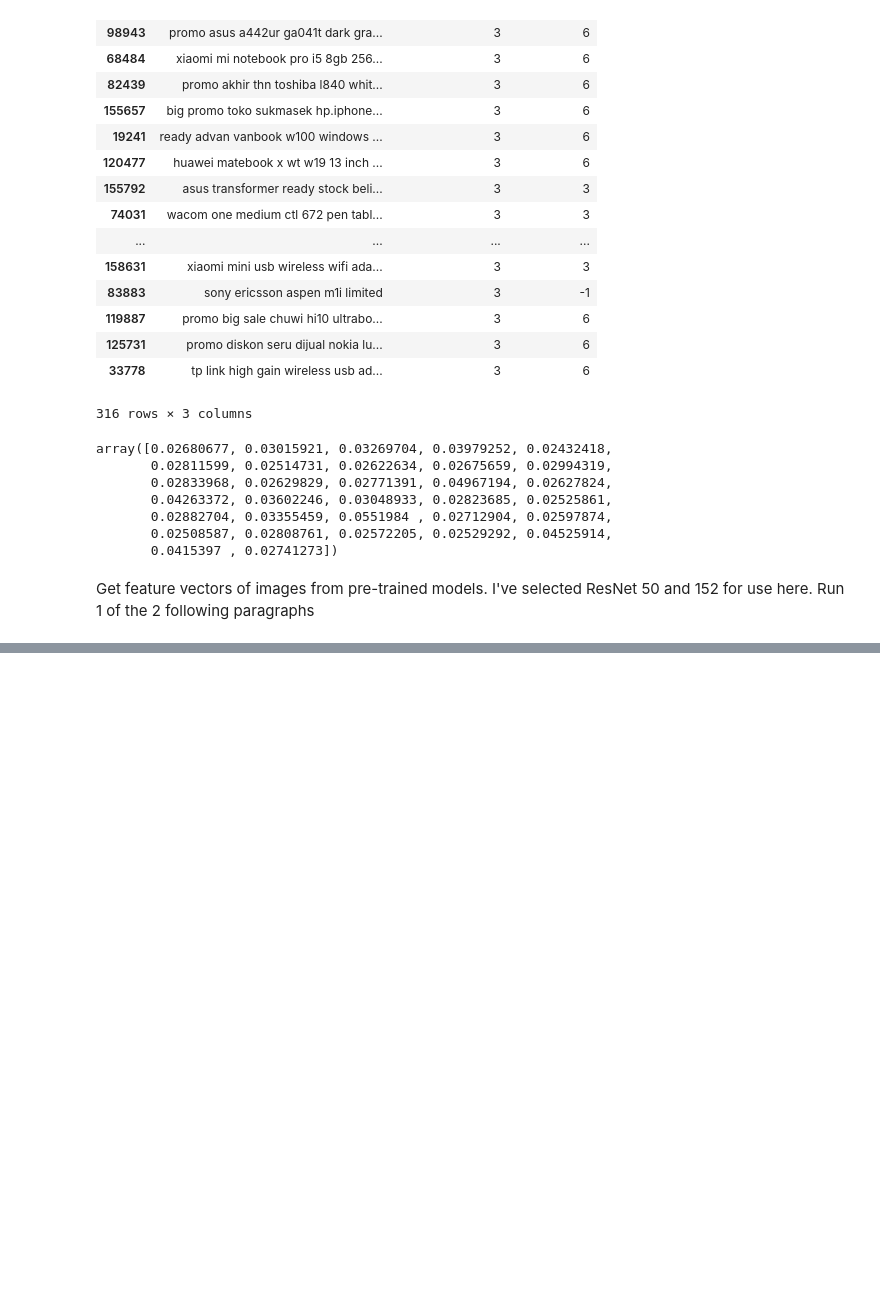
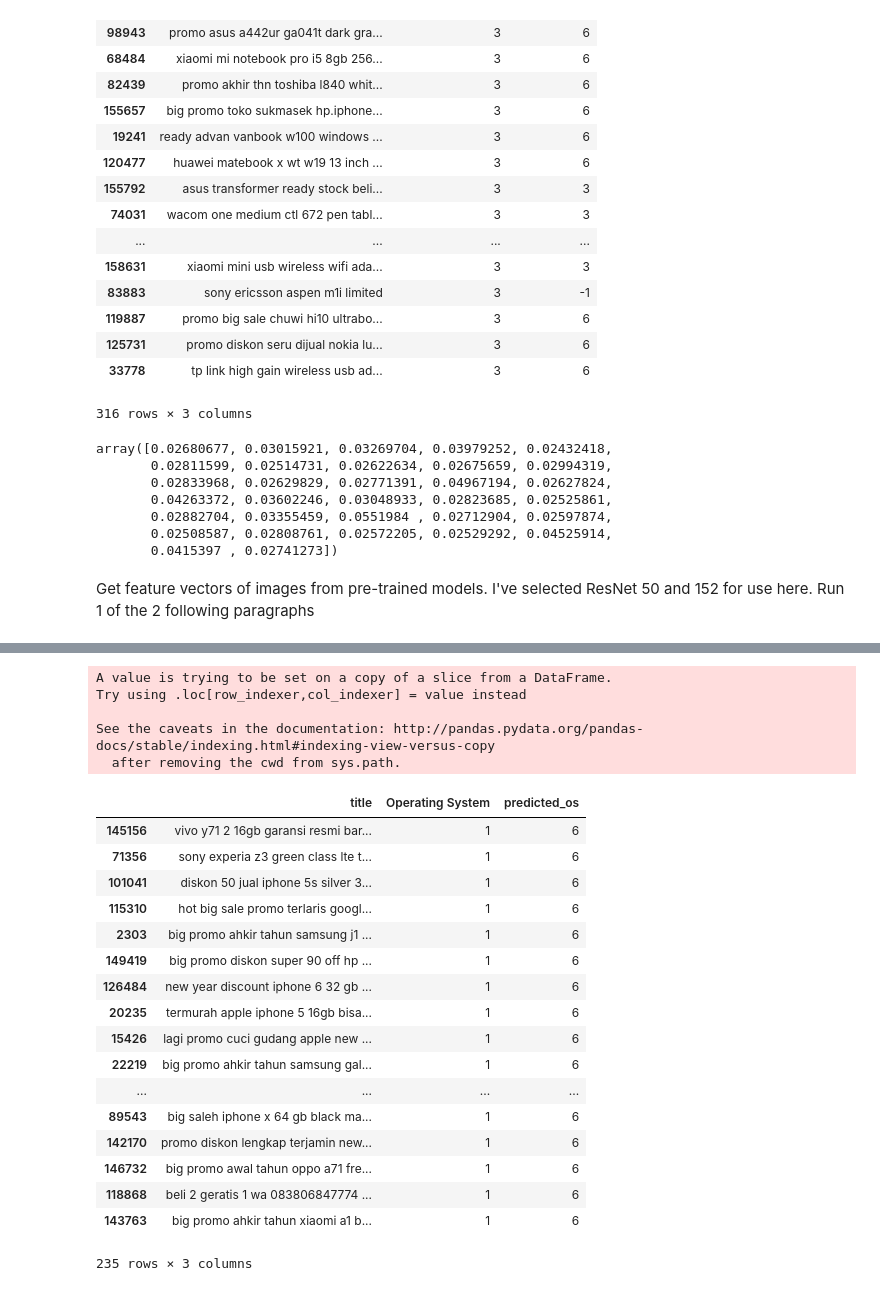
Before and after one commit to Chen-Zhe/ndsc2019, a Jupyter notebook: chenzhe_mobile_exploration.ipynb, the cells around one changed output, grey strips where cells are left out. Cells and saved outputs as stored; diff of their text form; code cells hidden in the pictures; blank space fills up the shorter version.

Commit message:
stored resnet feature vector and used it in conjuncture with sentence vector for prediction

```diff
--- a/chenzhe_mobile_exploration.ipynb
+++ b/chenzhe_mobile_exploration.ipynb
@@ -255,7 +255,7 @@ data_index = 0
 
 batch_size = 128
 embedding_size = 32  # Dimension of the embedding vector.
-skip_window = 1  # How many words to consider left and right.
+skip_window = 2  # How many words to consider left and right.
 num_skips = 2  # How many times to reuse an input to generate a label.
 num_sampled = 64  # Number of negative examples to sample.
 
@@ -331,7 +331,7 @@ with graph.as_default():
 #   saver = tf.train.Saver()
 # %%
 # Step 5: Begin training.
-num_steps = min(40000, len(data) * 2 // batch_size) + 1
+num_steps = min(40000, len(data) * num_skips // batch_size) + 1
 print("Steps to run:", num_steps)
 
 with tf.Session(graph=graph) as session:
@@ -691,0 +707,7 @@ input_data.to_pickle(fp.csv_folder+"mobile_with_resnet50_vector.pickle")
+# %%
+from sklearn.ensemble import RandomForestClassifier
+
+clf = RandomForestClassifier(n_estimators=200, random_state=0, n_jobs=-1)
+clf.fit(np.concatenate(
+  (np.stack(new_train.title_vector.values), np.stack(new_train.image_vector_64.values).reshape(-1, 64))
+  , axis=1), new_train[y_col])
@@ -691,0 +767,32 @@ input_data.to_pickle(fp.csv_folder+"mobile_with_resnet50_vector.pickle")
+# %%
+temp = test[["title", "Operating System"]]
+temp["predicted_os"] = clf.predict(np.concatenate(
+  (np.stack(test.title_vector.values), np.stack(test.image_vector_64.values).reshape(-1, 64))
+  , axis=1))
+# %% [output]
+A value is trying to be set on a copy of a slice from a DataFrame.
+Try using .loc[row_indexer,col_indexer] = value instead
+
+See the caveats in the documentation: http://pandas.pydata.org/pandas-docs/stable/indexing.html#indexing-view-versus-copy
+  after removing the cwd from sys.path.
+# %%
+temp[(temp["Operating System"] == 1) & (temp["predicted_os"] == 6)]
+# %% [output]
+|  | title | Operating System | predicted_os |
+| 145156 | vivo y71 2 16gb garansi resmi bar... | 1 | 6 |
+| 71356 | sony experia z3 green class lte t... | 1 | 6 |
+| 101041 | diskon 50 jual iphone 5s silver 3... | 1 | 6 |
+| 115310 | hot big sale promo terlaris googl... | 1 | 6 |
+| 2303 | big promo ahkir tahun samsung j1 ... | 1 | 6 |
+| 149419 | big promo diskon super 90 off hp ... | 1 | 6 |
+| 126484 | new year discount iphone 6 32 gb ... | 1 | 6 |
+| 20235 | termurah apple iphone 5 16gb bisa... | 1 | 6 |
+| 15426 | lagi promo cuci gudang apple new ... | 1 | 6 |
+| 22219 | big promo ahkir tahun samsung gal... | 1 | 6 |
+| ... | ... | ... | ... |
+| 89543 | big saleh iphone x 64 gb black ma... | 1 | 6 |
+| 142170 | promo diskon lengkap terjamin new... | 1 | 6 |
+| 146732 | big promo awal tahun oppo a71 fre... | 1 | 6 |
+| 118868 | beli 2 geratis 1 wa 083806847774 ... | 1 | 6 |
+| 143763 | big promo ahkir tahun xiaomi a1 b... | 1 | 6 |
+235 rows × 3 columns
```
Also changed, not shown: parts of 11 cells of this notebook.
